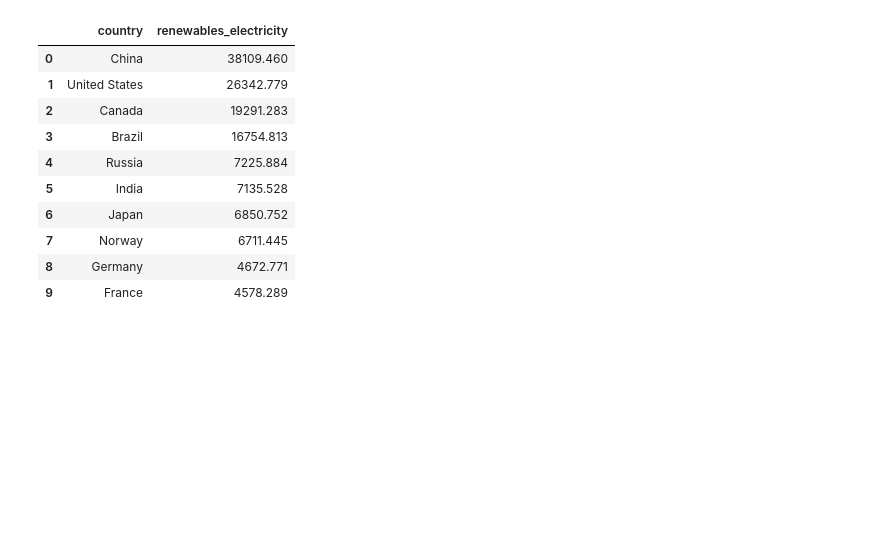
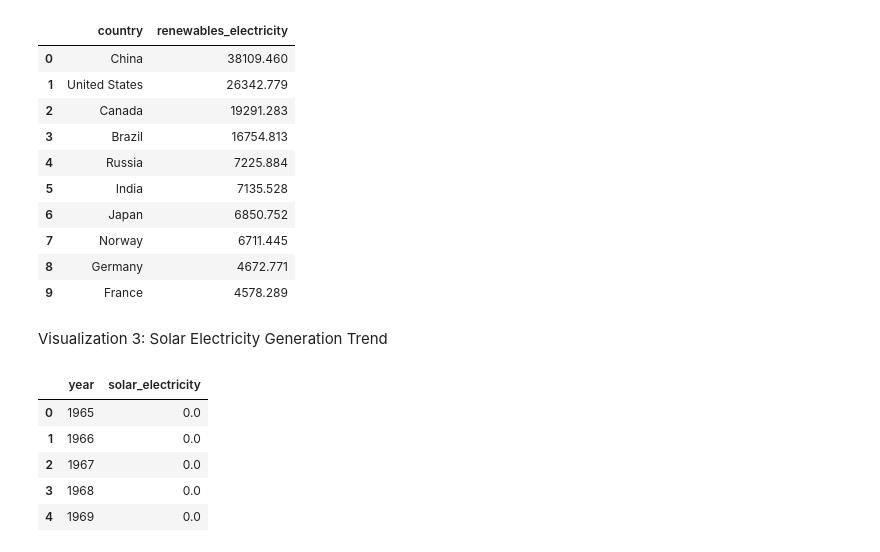
Before and after one commit to OmRajput06/Renewable-Energy-Adoption-Tracker, a Jupyter notebook: notebooks/EDA.ipynb, the cells around one changed output. Cells and saved outputs as stored; diff of their text form; code cells hidden in the pictures; blank space fills up the shorter version.

Commit message:
Add solar electricity trend visualization

```diff
--- a/notebooks/EDA.ipynb
+++ b/notebooks/EDA.ipynb
@@ -343,3 +343,21 @@ fig.update_layout(
 )
 
 fig.show()
+# %% [markdown]
+Visualization 3: Solar Electricity Generation Trend
+# %%
+# grp data by yr
+solar_trend = (
+    project_df.groupby("year")["solar_electricity"]
+    .sum()
+    .reset_index()
+)
+
+solar_trend.head()
+# %% [output]
+|  | year | solar_electricity |
+| 0 | 1965 | 0.0 |
+| 1 | 1966 | 0.0 |
+| 2 | 1967 | 0.0 |
+| 3 | 1968 | 0.0 |
+| 4 | 1969 | 0.0 |
```
Also changed, not shown: parts of 1 cell of this notebook.
